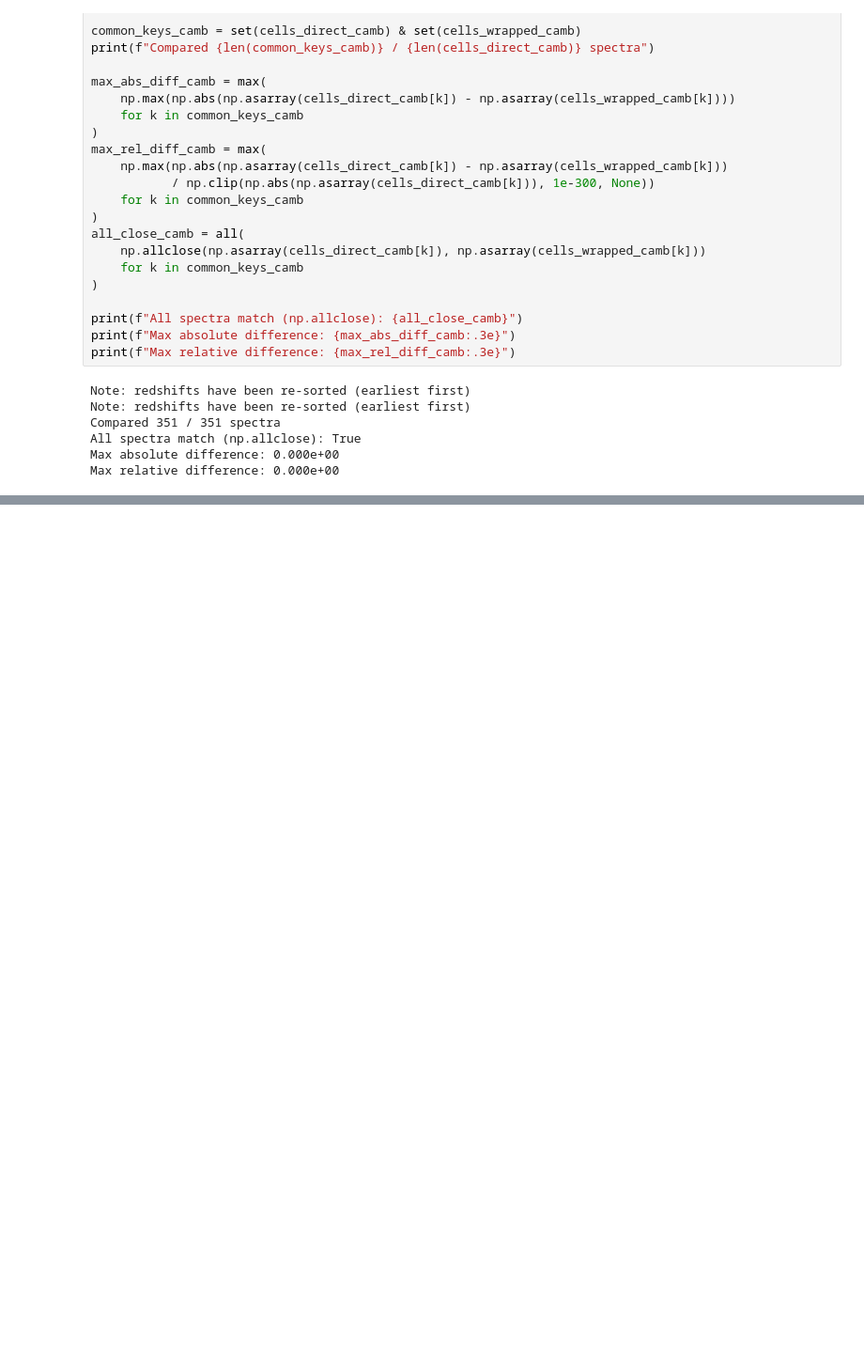
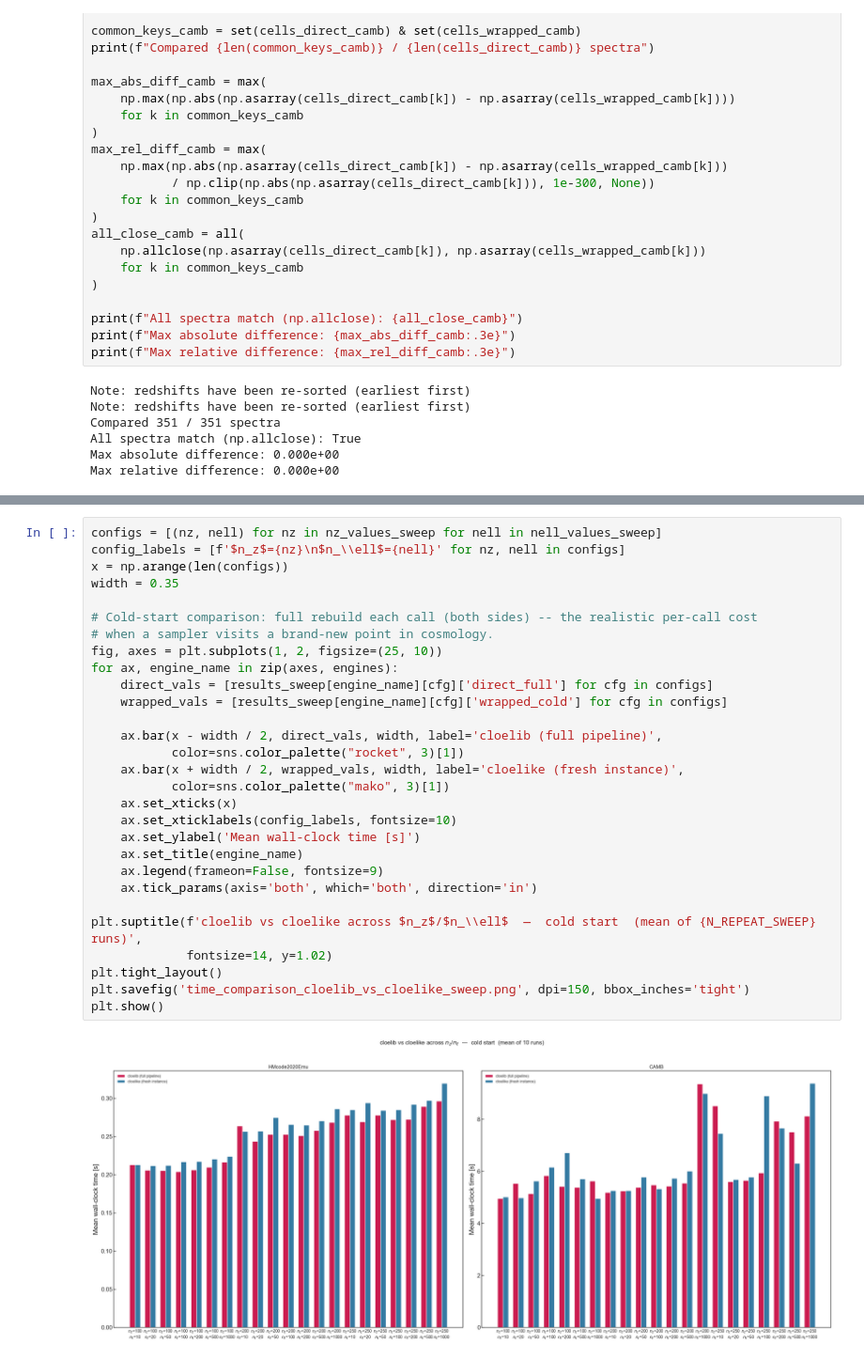
Before and after one commit to cloe-org/playground, a Jupyter notebook: tutorials/profiling/time_comparison.ipynb, the cells around one changed output, grey strips where cells are left out. Shown at 94% size. Cells and saved outputs as stored; diff of their text form; blank space fills up the shorter version.

```diff
--- a/tutorials/profiling/time_comparison.ipynb
+++ b/tutorials/profiling/time_comparison.ipynb
@@ -1066,0 +1221,31 @@ plt.show()
+# %%
+configs = [(nz, nell) for nz in nz_values_sweep for nell in nell_values_sweep]
+config_labels = [f'$n_z$={nz}\n$n_\\ell$={nell}' for nz, nell in configs]
+x = np.arange(len(configs))
+width = 0.35
+
+# Cold-start comparison: full rebuild each call (both sides) -- the realistic per-call cost
+# when a sampler visits a brand-new point in cosmology.
+fig, axes = plt.subplots(1, 2, figsize=(25, 10))
+for ax, engine_name in zip(axes, engines):
+    direct_vals = [results_sweep[engine_name][cfg]['direct_full'] for cfg in configs]
+    wrapped_vals = [results_sweep[engine_name][cfg]['wrapped_cold'] for cfg in configs]
+
+    ax.bar(x - width / 2, direct_vals, width, label='cloelib (full pipeline)',
+           color=sns.color_palette("rocket", 3)[1])
+    ax.bar(x + width / 2, wrapped_vals, width, label='cloelike (fresh instance)',
+           color=sns.color_palette("mako", 3)[1])
+    ax.set_xticks(x)
+    ax.set_xticklabels(config_labels, fontsize=10)
+    ax.set_ylabel('Mean wall-clock time [s]')
+    ax.set_title(engine_name)
+    ax.legend(frameon=False, fontsize=9)
+    ax.tick_params(axis='both', which='both', direction='in')
+
+plt.suptitle(f'cloelib vs cloelike across $n_z$/$n_\\ell$  —  cold start  (mean of {N_REPEAT_SWEEP} runs)',
+             fontsize=14, y=1.02)
+plt.tight_layout()
+plt.savefig('time_comparison_cloelib_vs_cloelike_sweep.png', dpi=150, bbox_inches='tight')
+plt.show()
+# %% [output]
+[figure, added]
```
Also changed, not shown: parts of 14 cells of this notebook.
